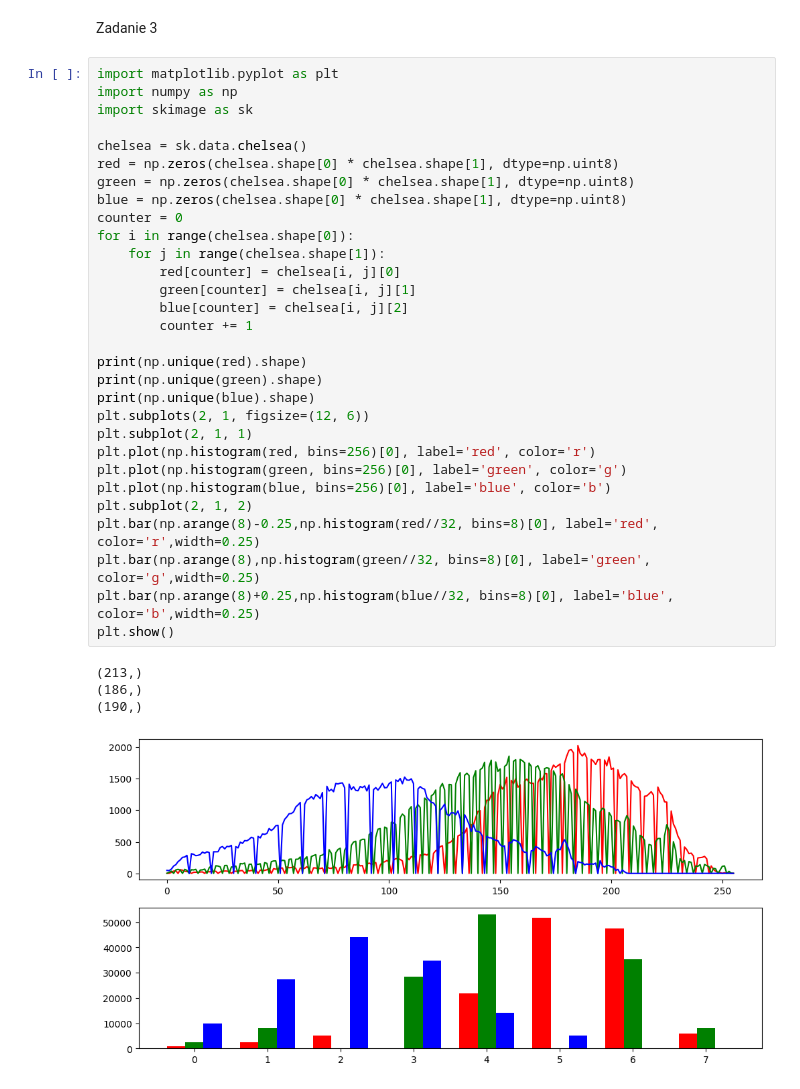
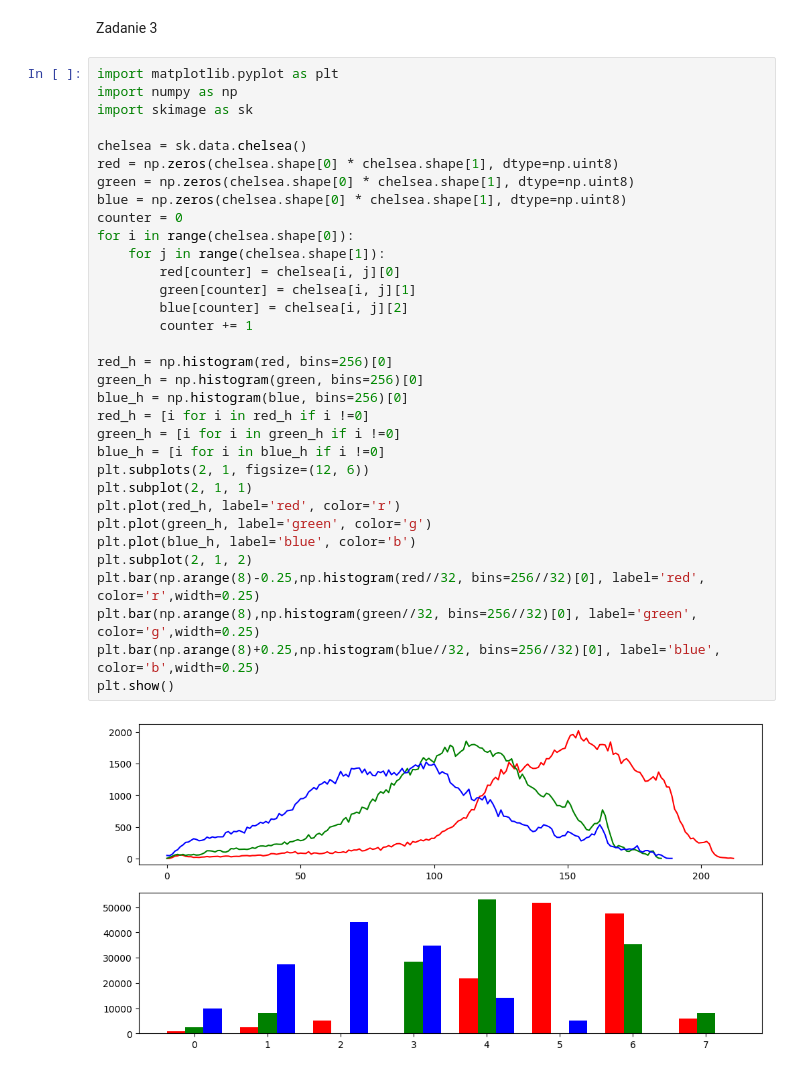
Before and after one commit to Ddestrei/Signal_and_image_processing, a Jupyter notebook: LAB2/lab2.ipynb, the cells around one changed output. Saved outputs shown, nothing was run; the diff lists cells and outputs as text.

```diff
--- a/LAB2/lab2.ipynb
+++ b/LAB2/lab2.ipynb
@@ -57,35 +56,35 @@ Zadanie 3
 # %%
 import matplotlib.pyplot as plt
 import numpy as np
 import skimage as sk
 
 chelsea = sk.data.chelsea()
 red = np.zeros(chelsea.shape[0] * chelsea.shape[1], dtype=np.uint8)
 green = np.zeros(chelsea.shape[0] * chelsea.shape[1], dtype=np.uint8)
 blue = np.zeros(chelsea.shape[0] * chelsea.shape[1], dtype=np.uint8)
 counter = 0
 for i in range(chelsea.shape[0]):
     for j in range(chelsea.shape[1]):
         red[counter] = chelsea[i, j][0]
         green[counter] = chelsea[i, j][1]
         blue[counter] = chelsea[i, j][2]
         counter += 1
 
-print(np.unique(red).shape)
-print(np.unique(green).shape)
-print(np.unique(blue).shape)
+red_h = np.histogram(red, bins=256)[0]
+green_h = np.histogram(green, bins=256)[0]
+blue_h = np.histogram(blue, bins=256)[0]
+red_h = [i for i in red_h if i !=0]
+green_h = [i for i in green_h if i !=0]
+blue_h = [i for i in blue_h if i !=0]
 plt.subplots(2, 1, figsize=(12, 6))
 plt.subplot(2, 1, 1)
-plt.plot(np.histogram(red, bins=256)[0], label='red', color='r')
-plt.plot(np.histogram(green, bins=256)[0], label='green', color='g')
-plt.plot(np.histogram(blue, bins=256)[0], label='blue', color='b')
+plt.plot(red_h, label='red', color='r')
+plt.plot(green_h, label='green', color='g')
+plt.plot(blue_h, label='blue', color='b')
 plt.subplot(2, 1, 2)
-plt.bar(np.arange(8)-0.25,np.histogram(red//32, bins=8)[0], label='red', color='r',width=0.25)
-plt.bar(np.arange(8),np.histogram(green//32, bins=8)[0], label='green', color='g',width=0.25)
-plt.bar(np.arange(8)+0.25,np.histogram(blue//32, bins=8)[0], label='blue', color='b',width=0.25)
+plt.bar(np.arange(8)-0.25,np.histogram(red//32, bins=256//32)[0], label='red', color='r',width=0.25)
+plt.bar(np.arange(8),np.histogram(green//32, bins=256//32)[0], label='green', color='g',width=0.25)
+plt.bar(np.arange(8)+0.25,np.histogram(blue//32, bins=256//32)[0], label='blue', color='b',width=0.25)
 plt.show()
 # %% [output]
-(213,)
-(186,)
-(190,)
-[figure, old version]
+[figure, new version]
```
Also changed, not shown: parts of 1 cell of this notebook.
